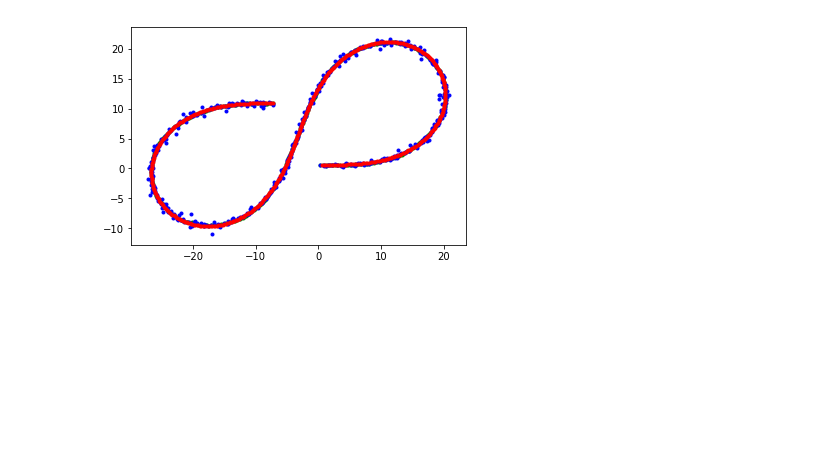
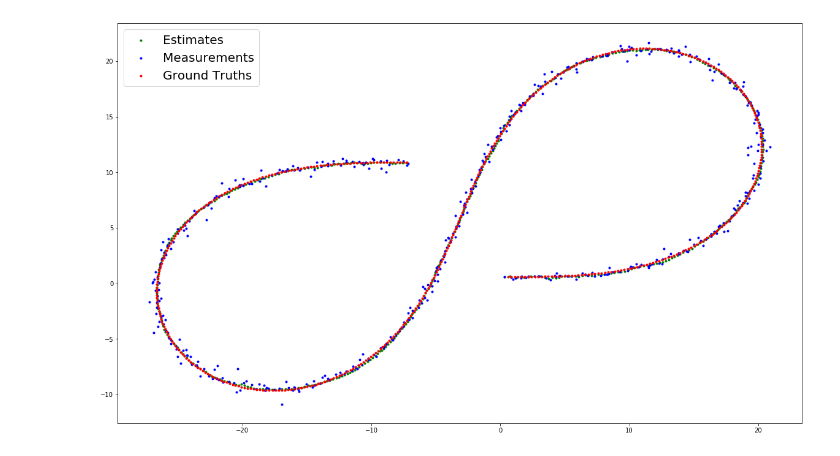
Before and after one commit to VenkatRepaka/CarND-Unscented-Kalman-Filter-Project, a Jupyter notebook: Unscented Kalman Filters.ipynb, the cells around one changed output. Cells and saved outputs as stored; diff of their text form; code cells hidden in the pictures; blank space fills up the shorter version.

```diff
--- a/Unscented Kalman Filters.ipynb
+++ b/Unscented Kalman Filters.ipynb
@@ -6,5 +8,7 @@ import pandas as pd
 lidar_data = np.loadtxt("./output_files/NIS_lidar.txt", usecols=[0], skiprows=1)
 plt.plot(np.arange(0,len(lidar_data)), lidar_data)
 plt.axhline( y=5.99, color='r')
+plt.rcParams['figure.figsize'] = [25, 5]
+plt.legend(('NIS Lidar', '95% line'), fontsize=20)
 plt.show()
 # %% [output]
@@ -13,5 +17,7 @@ plt.show()
 radar_data = np.loadtxt("./output_files/NIS_radar.txt", usecols=[0], skiprows=1)
 plt.plot(np.arange(0,len(radar_data)), radar_data)
 plt.axhline( y=7.82, color='r')
+plt.rcParams['figure.figsize'] = [25, 5]
+plt.legend(('NIS Radar', '95% line'), fontsize=20)
 plt.show()
 # %% [output]
@@ -39,34 +45,41 @@ lidar_estimates[0:5]
 # %%
 all_x_estimates = radar_estimates['x_est'].append(lidar_estimates['x_est'])
 all_y_estimates = radar_estimates['y_est'].append(lidar_estimates['y_est'])
 
 all_x_measurements = radar_estimates['px'].append(lidar_estimates['px'])
 all_y_measurements = radar_estimates['py'].append(lidar_estimates['py'])
 
 all_x_truths = radar_estimates['x_gt'].append(lidar_estimates['x_gt'])
 all_y_truths = radar_estimates['y_gt'].append(lidar_estimates['y_gt'])
 
-plt.scatter(
+estimates = plt.scatter(
     x=all_x_estimates,
     y=all_y_estimates,
     color='g',
     marker='.'
 )
 
-plt.scatter(
+measurements = plt.scatter(
     x=all_x_measurements,
     y=all_y_measurements,
     color='b',
     marker='.'
 )
 
-plt.scatter(
+truths = plt.scatter(
     x=all_x_truths,
     y=all_y_truths,
     color='r',
     marker='.'
 )
 
+plt.legend((estimates, measurements, truths),
+           ('Estimates', 'Measurements', 'Ground Truths'),
+           scatterpoints=1,
+           loc='upper left',
+           fontsize=20)
+
+plt.rcParams['figure.figsize'] = [25, 15]
 plt.show()
 # %% [output]
-[figure, old version]
+[figure, new version]
```
Also changed, not shown: parts of 11 cells of this notebook, 1 other file.
